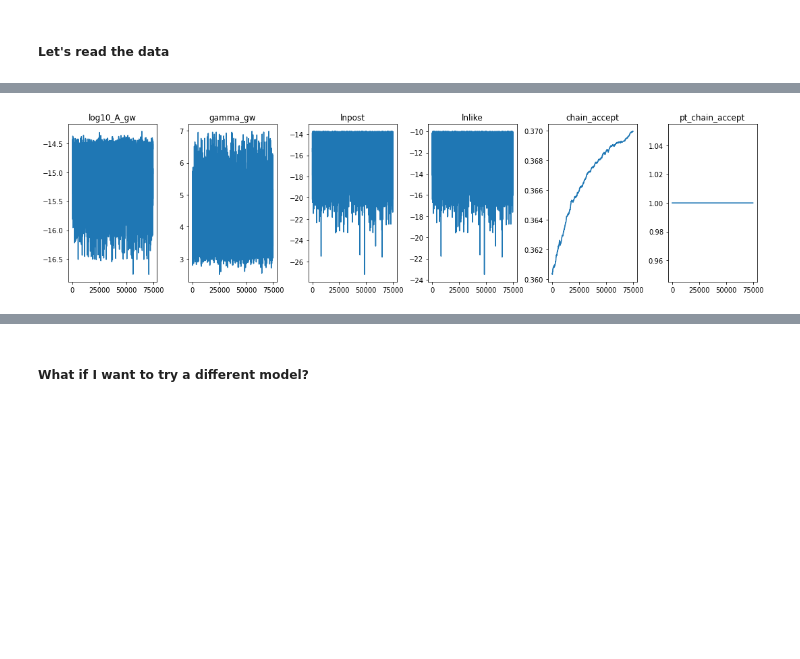
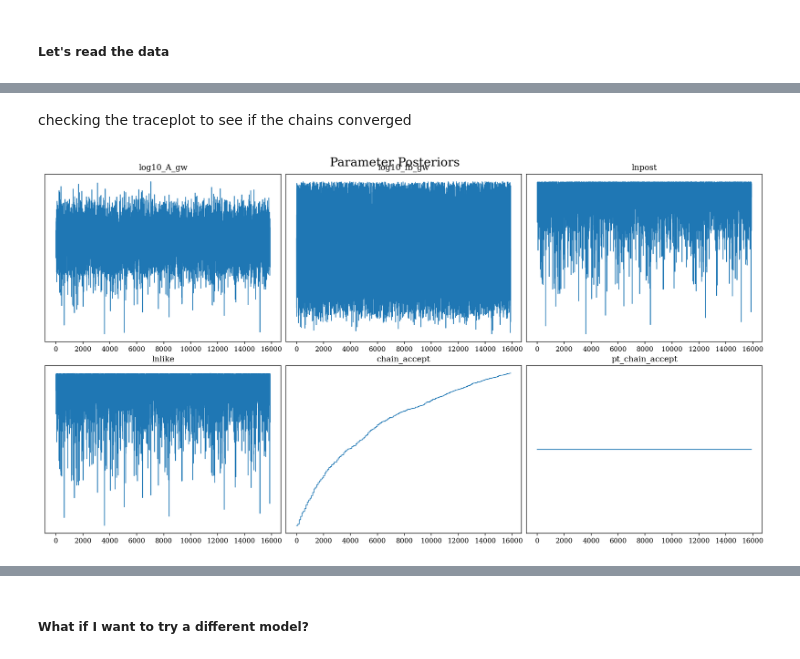
Before and after one commit to astrolamb/ceffyl, a Jupyter notebook: examples/PTA_freespec_ex1.ipynb, the cells around one changed output, grey strips where cells are left out. Cells and saved outputs as stored; diff of their text form; code cells hidden in the pictures; blank space fills up the shorter version.

```diff
--- a/examples/PTA_freespec_ex1.ipynb
+++ b/examples/PTA_freespec_ex1.ipynb
@@ -77,10 +90,6 @@ Loading data from HDF5 file....
+# %% [markdown]
+checking the traceplot to see if the chains converged
 # %%
-# checking the traceplots
-fig, axs = plt.subplots(ncols=len(pl10f.params), tight_layout=True,
-                        figsize=(15,4))
-for ii, p in enumerate(pl10f.params):
-    ax = axs[ii]
-    ax.plot(pl10f(p))
-    ax.set_title(p)
+dg.plot_chains(pl10f, hist=False)
 # %% [output]
-[figure, old version]
+[figure, new version]
```
Also changed, not shown: parts of 39 cells of this notebook, 2 other files.
